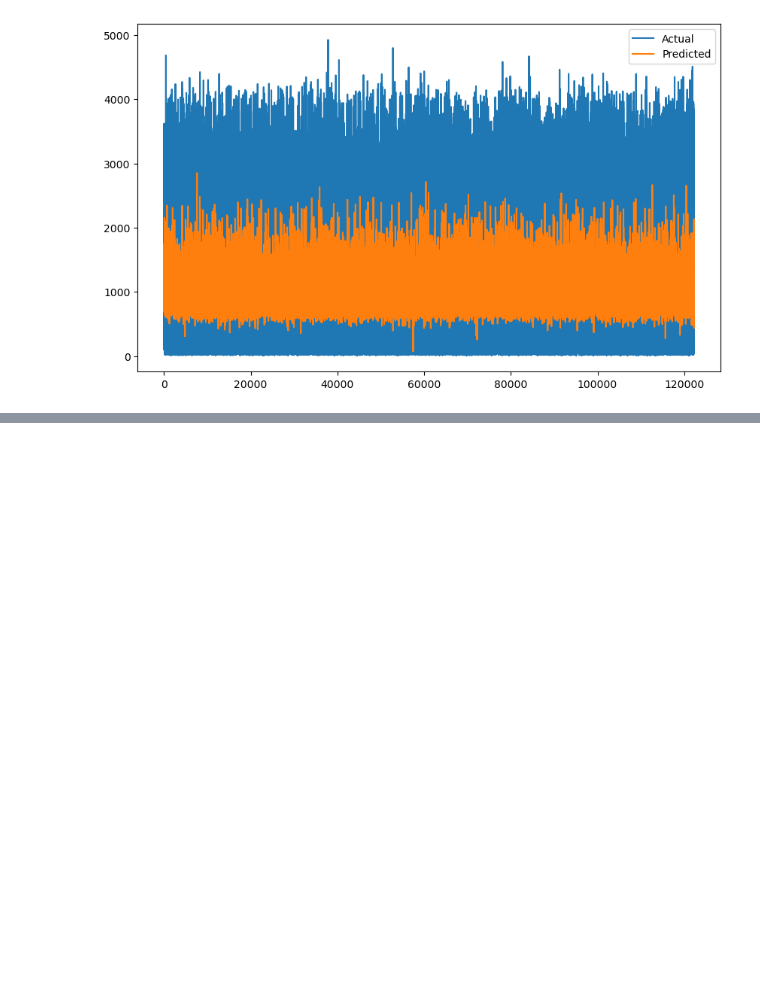
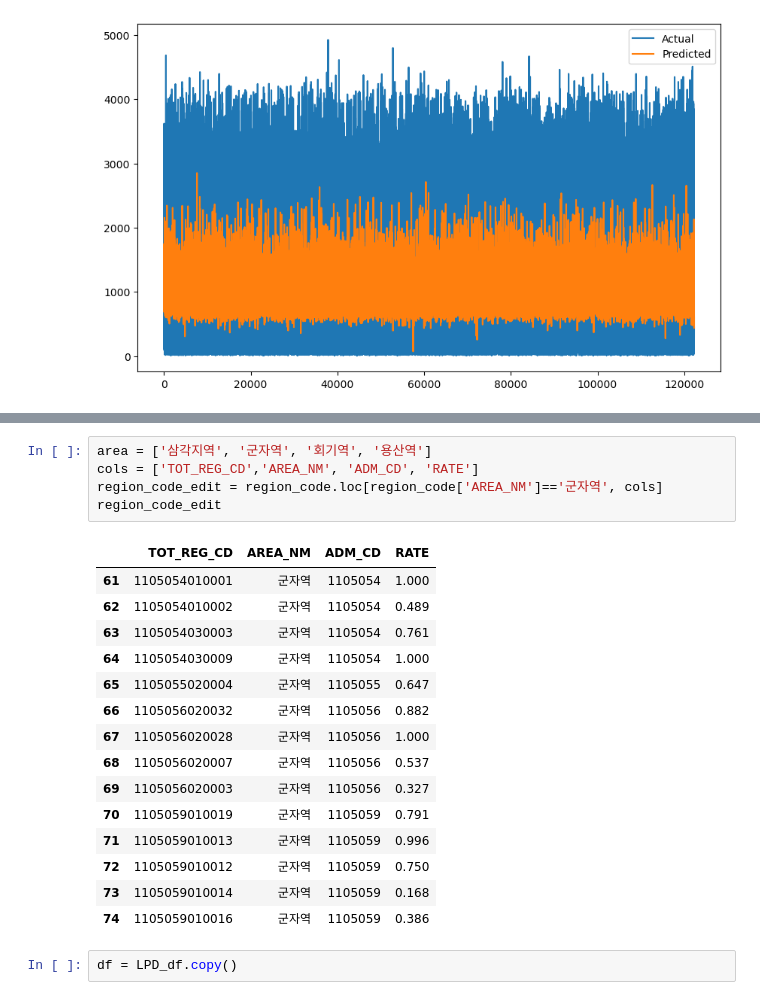
Before and after one commit to yeonseoGit/People_Lstm, a Jupyter notebook: data_ai.ipynb, the cells around one changed output, grey strips where cells are left out. Cells and saved outputs as stored; diff of their text form; blank space fills up the shorter version.

```diff
--- a/data_ai.ipynb
+++ b/data_ai.ipynb
@@ -277,0 +276,23 @@ Test Loss: 0.02840459905564785
+# %%
+area = ['삼각지역', '군자역', '회기역', '용산역']
+cols = ['TOT_REG_CD','AREA_NM', 'ADM_CD', 'RATE']
+region_code_edit = region_code.loc[region_code['AREA_NM']=='군자역', cols]
+region_code_edit
+# %% [output]
+|  | TOT_REG_CD | AREA_NM | ADM_CD | RATE |
+| 61 | 1105054010001 | 군자역 | 1105054 | 1.000 |
+| 62 | 1105054010002 | 군자역 | 1105054 | 0.489 |
+| 63 | 1105054030003 | 군자역 | 1105054 | 0.761 |
+| 64 | 1105054030009 | 군자역 | 1105054 | 1.000 |
+| 65 | 1105055020004 | 군자역 | 1105055 | 0.647 |
+| 66 | 1105056020032 | 군자역 | 1105056 | 0.882 |
+| 67 | 1105056020028 | 군자역 | 1105056 | 1.000 |
+| 68 | 1105056020007 | 군자역 | 1105056 | 0.537 |
+| 69 | 1105056020003 | 군자역 | 1105056 | 0.327 |
+| 70 | 1105059010019 | 군자역 | 1105059 | 0.791 |
+| 71 | 1105059010013 | 군자역 | 1105059 | 0.996 |
+| 72 | 1105059010012 | 군자역 | 1105059 | 0.750 |
+| 73 | 1105059010014 | 군자역 | 1105059 | 0.168 |
+| 74 | 1105059010016 | 군자역 | 1105059 | 0.386 |
+# %%
+df = LPD_df.copy()
```
Also changed, not shown: parts of 10 cells of this notebook, 2 other files.
